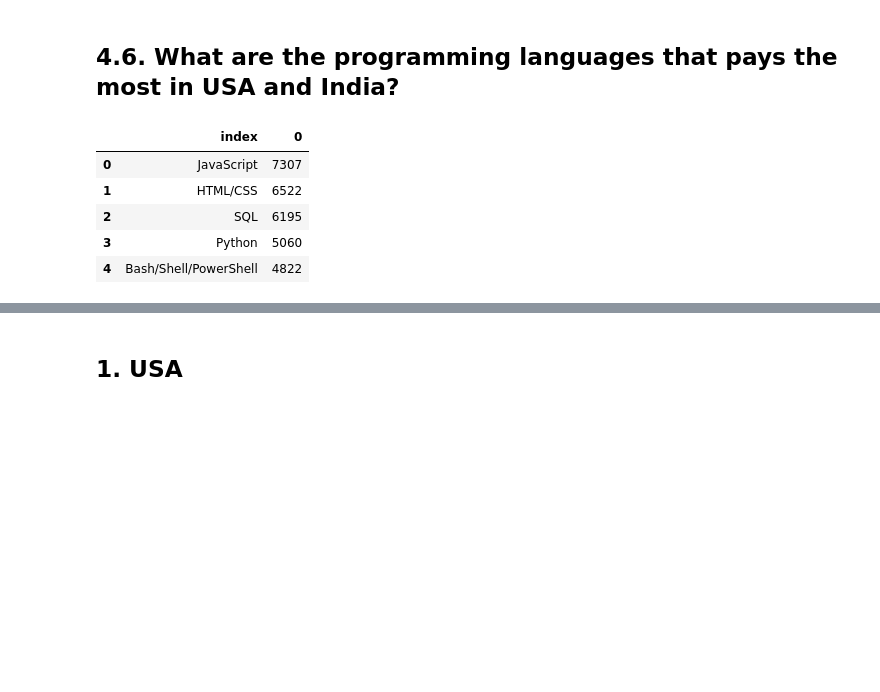
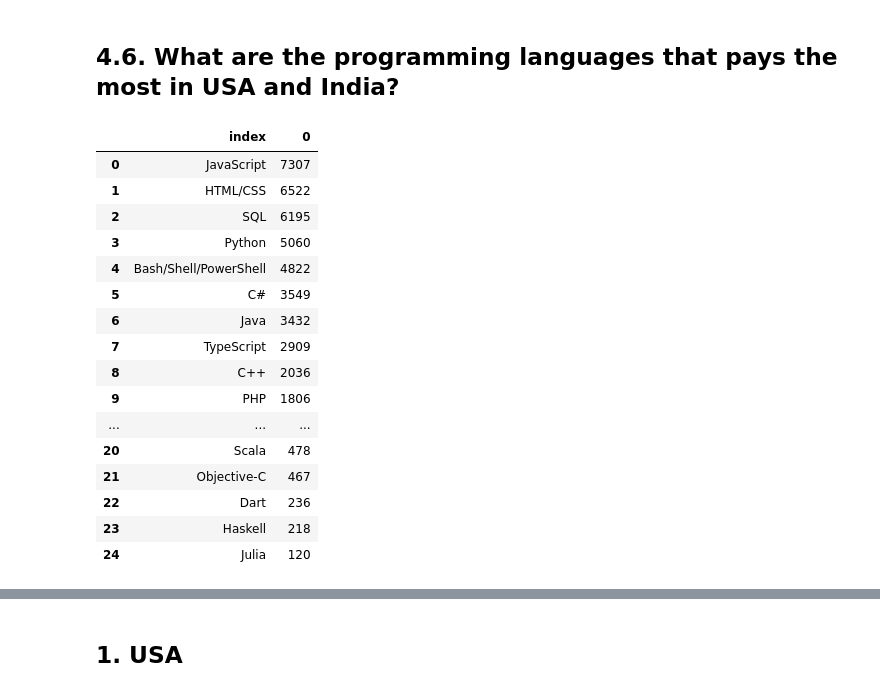
Before and after one commit to Arjunar92/StackOverflow_dev_survey, a Jupyter notebook: StackOverflow_2020_USvsIndia_Final.ipynb, the cells around one changed output, grey strips where cells are left out. Saved outputs shown, nothing was run; the diff lists cells and outputs as text; code cells hidden in the pictures; blank space fills up the shorter version.

```diff
--- a/StackOverflow_2020_USvsIndia_Final.ipynb
+++ b/StackOverflow_2020_USvsIndia_Final.ipynb
@@ -616,17 +623,28 @@ Text(0, 0.5, '')
 # %% [markdown]
 ## 4.6. What are the programming languages that pays the most in USA and India?
 # %%
-#To get Count of each programming language in 'LanguageWorkedWith' column
+#To get Count of each programming language in 'LanguageWorkedWith' column in USA
 
 python_bool1 = df_us['LanguageWorkedWith'].str.split(';', expand = True)
 python_bool1 = python_bool1.stack().value_counts()
 python_bool1 = pd.DataFrame(python_bool1)
 python_bool1.reset_index(inplace = True)
-python_bool1.head()
+python_bool1
 # %% [output]
 |  | index | 0 |
 | 0 | JavaScript | 7307 |
 | 1 | HTML/CSS | 6522 |
 | 2 | SQL | 6195 |
 | 3 | Python | 5060 |
 | 4 | Bash/Shell/PowerShell | 4822 |
+| 5 | C# | 3549 |
+| 6 | Java | 3432 |
+| 7 | TypeScript | 2909 |
+| 8 | C++ | 2036 |
+| 9 | PHP | 1806 |
+| ... | ... | ... |
+| 20 | Scala | 478 |
+| 21 | Objective-C | 467 |
+| 22 | Dart | 236 |
+| 23 | Haskell | 218 |
+| 24 | Julia | 120 |
```
Also changed, not shown: parts of 18 cells of this notebook.
